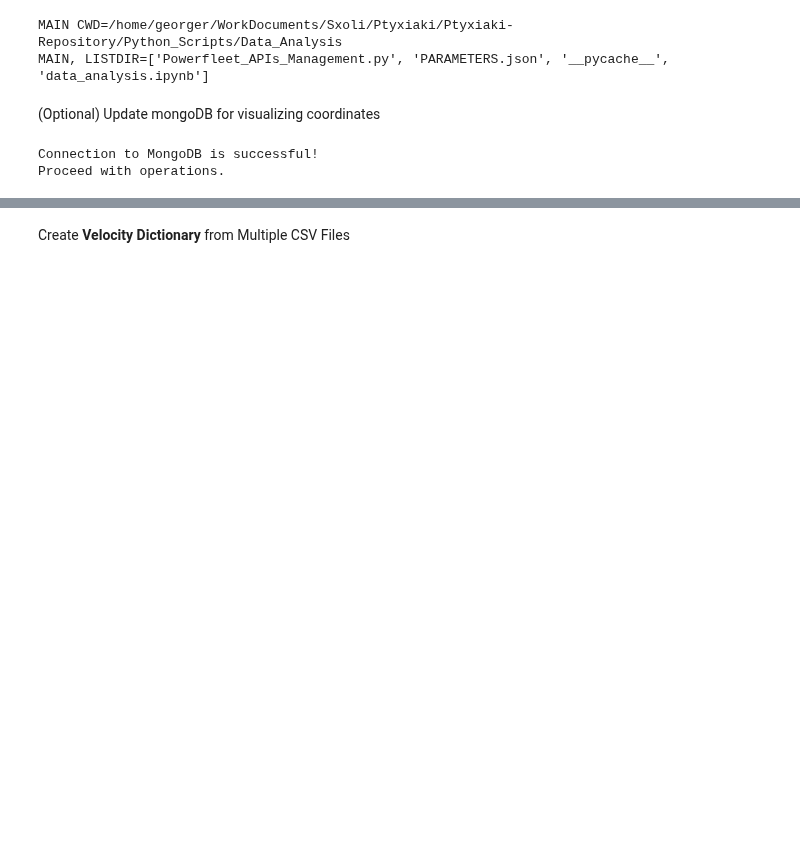
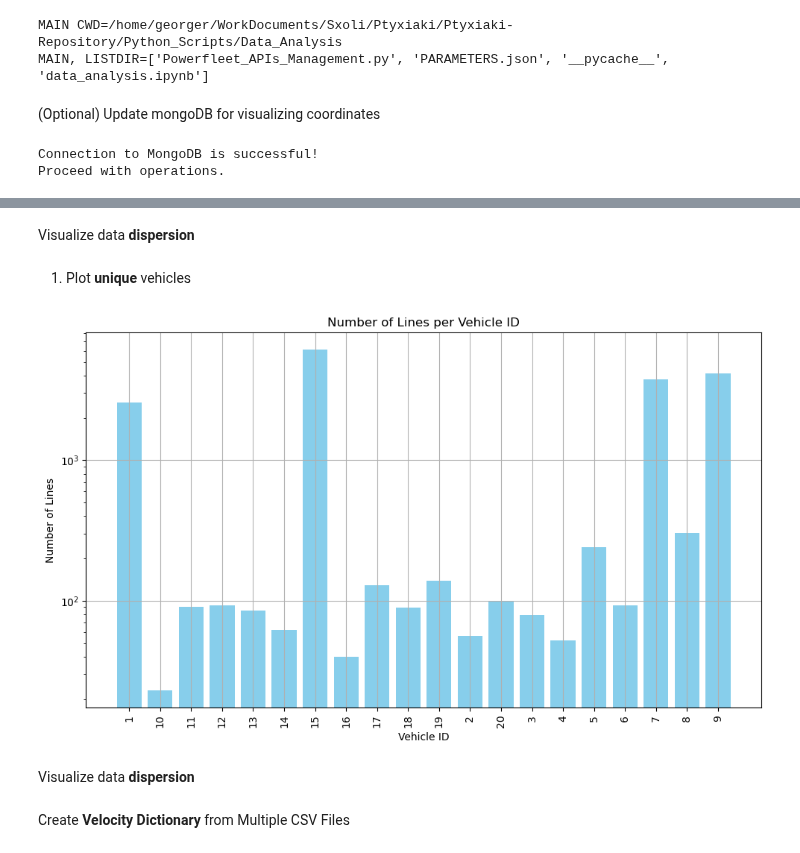
Before and after one commit to GeorgeStyl/Ptyxiaki-Repository, a Jupyter notebook: Python_Scripts/Data_Analysis/data_analysis.ipynb, the cells around one changed output, grey strips where cells are left out. Saved outputs shown, nothing was run; the diff lists cells and outputs as text; code cells hidden in the pictures; blank space fills up the shorter version.

Commit message:
changed project structure and created plots

```diff
--- a/Python_Scripts/Data_Analysis/data_analysis.ipynb
+++ b/Python_Scripts/Data_Analysis/data_analysis.ipynb
@@ -250,3 +172,65 @@ TypeError: argument 1 must have a "write" method
+# %% [markdown]
+Visualize data **dispersion**
+# %% [markdown]
+1) Plot **unique** vehicles
+# %%
+import os
+import pandas as pd
+import matplotlib.pyplot as plt
+
+# Path to the folder containing the CSV files
+folder_path = "../../DataSets/API_Responses/Vehicle_Data/"  # Modify with your folder path
+
+# Initialize an empty dictionary to store vehicleId (as a string) and its corresponding row count
+vehicle_lines = {}
+
+# Loop through the files in the folder
+for file_name in os.listdir(folder_path):
+    # Check if the file is a CSV file
+    if file_name.endswith(".csv") and file_name.startswith("Vehicle_"):
+        # Extract the vehicleId from the file name (assuming the naming convention is 'Vehicle_<id>.csv')
+        vehicle_id = file_name.split('_')[1].split('.')[0]  # Keep it as a string
+
+        # Ensure vehicle_id is only the number (strip any potential extra text)
+        vehicle_id = vehicle_id.replace('Vehicle', '')  # Remove 'Vehicle' if present
+
+        # Construct the full path to the file
+        file_path = os.path.join(folder_path, file_name)
+
+        # Read the CSV file to count the number of rows (excluding the header)
+        try:
+            df = pd.read_csv(file_path)
+            vehicle_lines[vehicle_id] = len(df)  # Store the line count for each vehicleId
+        except Exception as e:
+            print(f"Error reading {file_name}: {e}")
+
+# Sort the dictionary by vehicleId (ascending order)
+sorted_vehicle_lines = dict(sorted(vehicle_lines.items()))
+
+# Convert the sorted dictionary to two lists for plotting
+vehicle_ids = list(sorted_vehicle_lines.keys())
+line_counts = list(sorted_vehicle_lines.values())
+
+# Create a bar plot
+plt.figure(figsize=(10, 6))
+plt.bar(vehicle_ids, line_counts, color='skyblue')
+plt.xlabel('Vehicle ID')
+plt.ylabel('Number of Lines')
+plt.title('Number of Lines per Vehicle ID')
+plt.xticks(vehicle_ids, rotation=90)  # Rotate vehicle IDs if needed
+plt.tight_layout()
+plt.grid()
+
+#! Log the values for better visualization
+plt.yscale("log")
+
+
+# Show the plot
+plt.show()
+# %% [output]
+[figure, added]
+# %% [markdown]
+Visualize data **dispersion**
 # %% [markdown]
 Create **Velocity Dictionary** from Multiple CSV Files
 # %%
```
Also changed, not shown: parts of 9 cells of this notebook, 22 other files.
